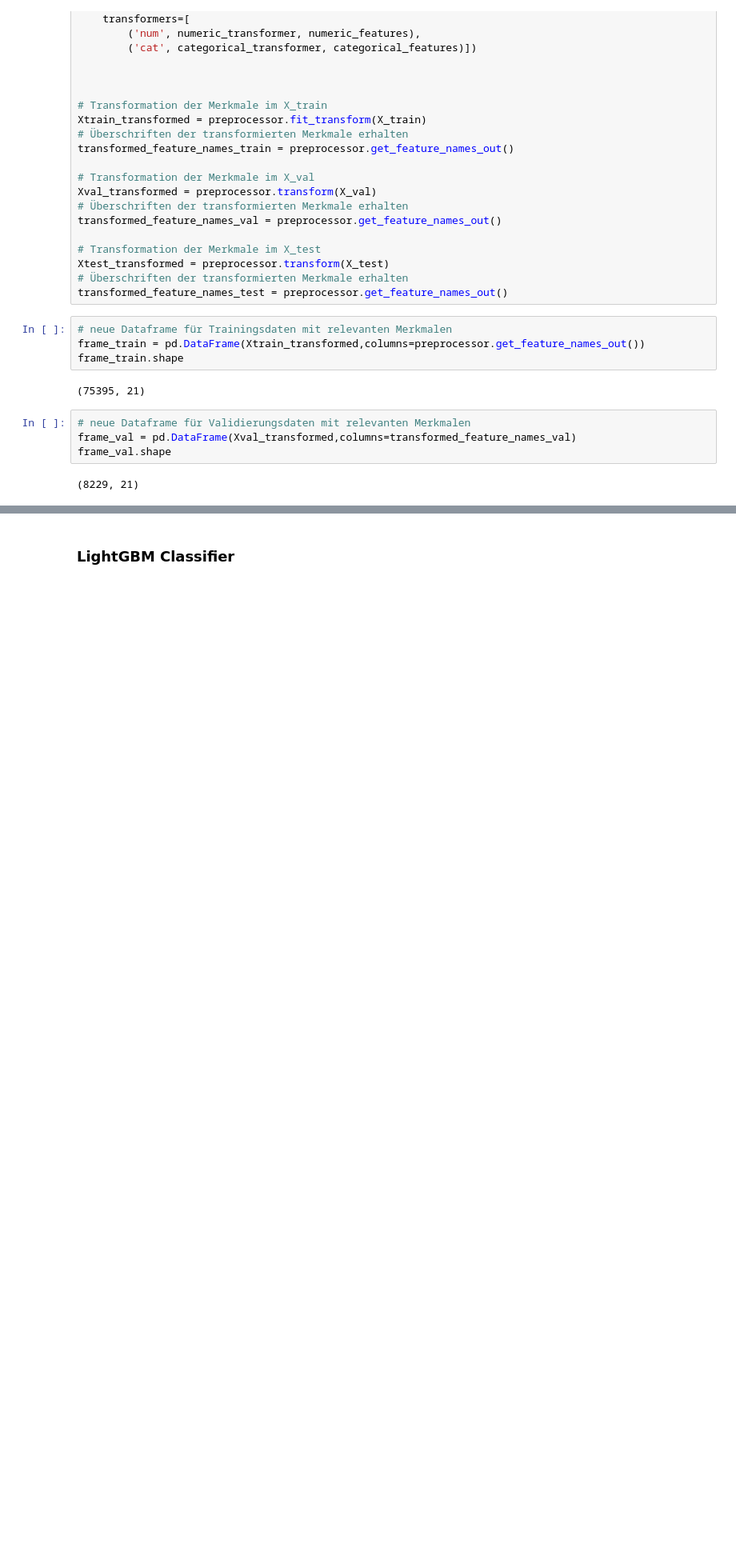
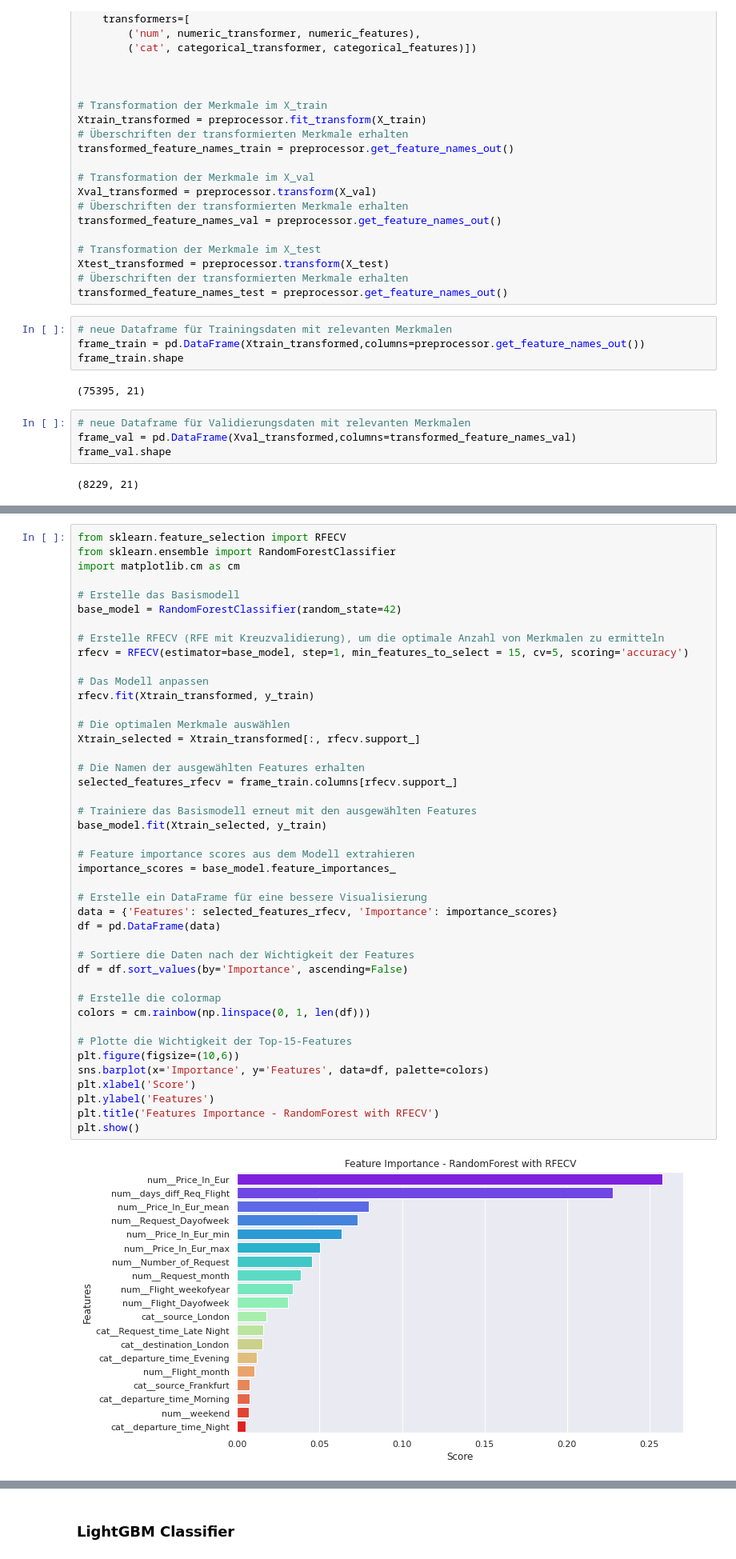
Before and after one commit to hahaha996/Data_Mining_Projekt, a Jupyter notebook: Projekt_DM.ipynb, the cells around one changed output, grey strips where cells are left out. Shown at 80% size. Drawn from its saved outputs; the diff is of its cells as text; blank space fills up the shorter version.

```diff
--- a/Projekt_DM.ipynb
+++ b/Projekt_DM.ipynb
@@ -773,0 +738,45 @@ Trainingsdaten-Genauigkeit(Ohne Anpassung der Daten): 0.7742953776775648
+# %%
+from sklearn.feature_selection import RFECV
+from sklearn.ensemble import RandomForestClassifier
+import matplotlib.cm as cm
+
+# Erstelle das Basismodell
+base_model = RandomForestClassifier(random_state=42)
+
+# Erstelle RFECV (RFE mit Kreuzvalidierung), um die optimale Anzahl von Merkmalen zu ermitteln
+rfecv = RFECV(estimator=base_model, step=1, min_features_to_select = 15, cv=5, scoring='accuracy')
+
+# Das Modell anpassen
+rfecv.fit(Xtrain_transformed, y_train)
+
+# Die optimalen Merkmale auswählen
+Xtrain_selected = Xtrain_transformed[:, rfecv.support_]
+
+# Die Namen der ausgewählten Features erhalten
+selected_features_rfecv = frame_train.columns[rfecv.support_]
+
+# Trainiere das Basismodell erneut mit den ausgewählten Features
+base_model.fit(Xtrain_selected, y_train)
+
+# Feature importance scores aus dem Modell extrahieren
+importance_scores = base_model.feature_importances_
+
+# Erstelle ein DataFrame für eine bessere Visualisierung
+data = {'Features': selected_features_rfecv, 'Importance': importance_scores}
+df = pd.DataFrame(data)
+
+# Sortiere die Daten nach der Wichtigkeit der Features
+df = df.sort_values(by='Importance', ascending=False)
+
+# Erstelle die colormap
+colors = cm.rainbow(np.linspace(0, 1, len(df)))
+
+# Plotte die Wichtigkeit der Top-15-Features
+plt.figure(figsize=(10,6))
+sns.barplot(x='Importance', y='Features', data=df, palette=colors)
+plt.xlabel('Score')
+plt.ylabel('Features')
+plt.title('Features Importance - RandomForest with RFECV')
+plt.show()
+# %% [output]
+[figure, added]
```
Also changed, not shown: parts of 80 cells of this notebook.
